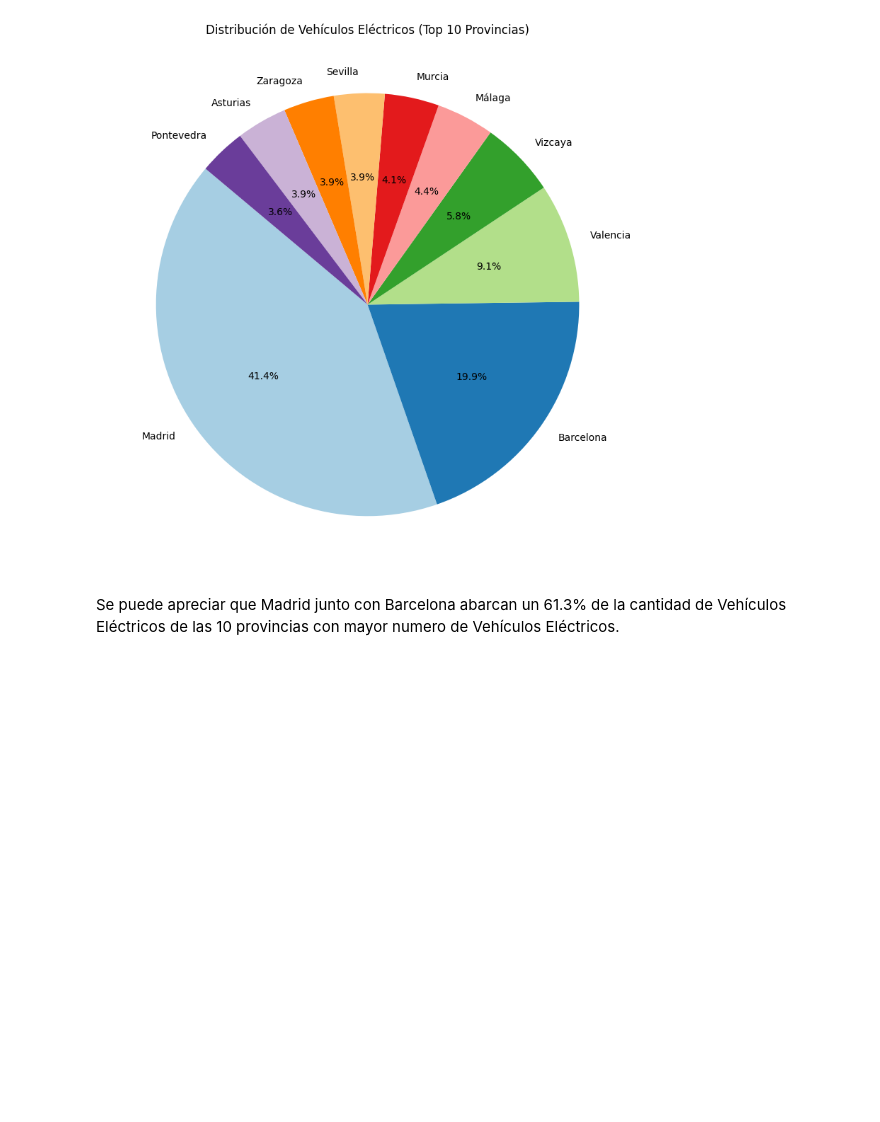
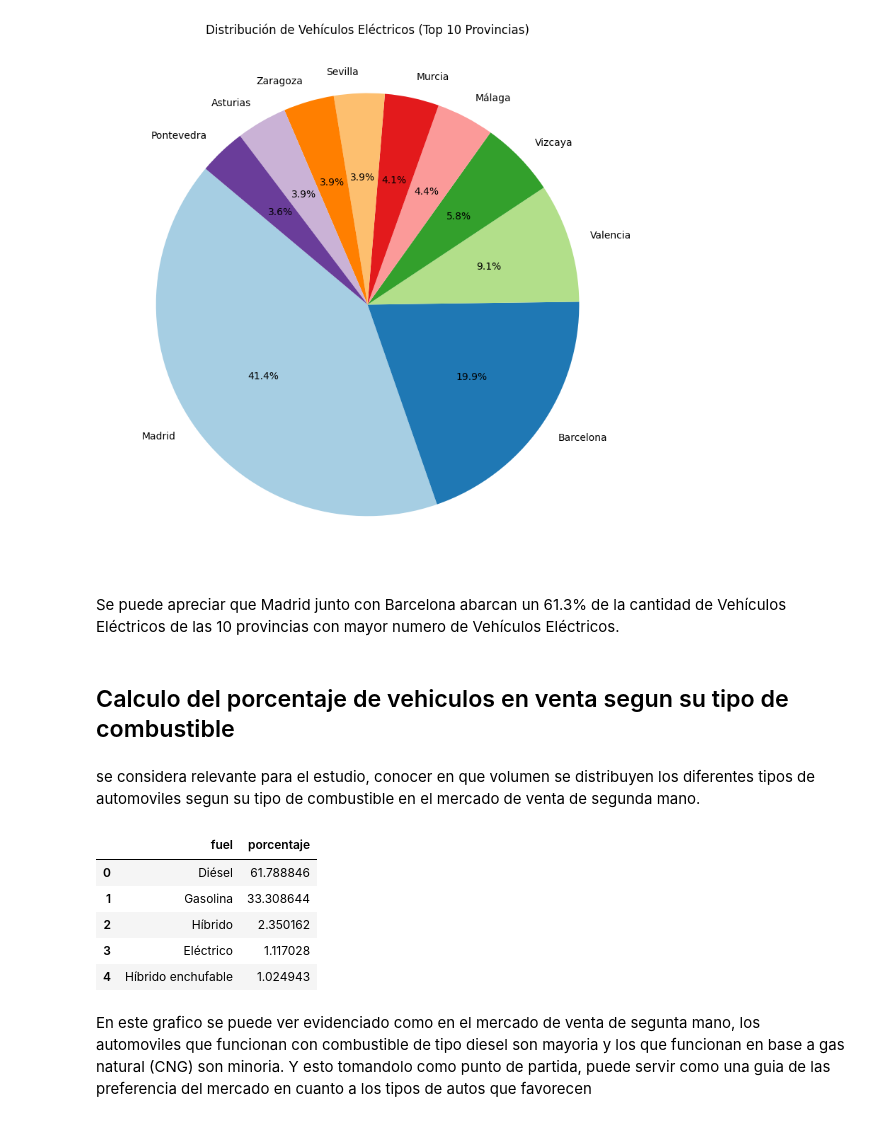
Before and after one commit to S14vcGt/Neocortex-project, a Jupyter notebook: Proyecto.ipynb, the cells around one changed output. Saved outputs shown, nothing was run; the diff lists cells and outputs as text; code cells hidden in the pictures; blank space fills up the shorter version.

```diff
--- a/Proyecto.ipynb
+++ b/Proyecto.ipynb
@@ -190,3 +190,33 @@ plt.show()
 [figure]
 # %% [markdown]
 Se puede apreciar que Madrid junto con Barcelona abarcan un 61.3% de la cantidad de Vehículos Eléctricos de las 10 provincias con mayor numero de Vehículos Eléctricos.
+# %% [markdown]
+## Calculo del porcentaje de vehiculos en venta segun su tipo de combustible
+# %% [markdown]
+se considera relevante para el estudio, conocer en que volumen se distribuyen los diferentes tipos de automoviles segun su tipo de combustible en el mercado de venta de segunda mano.
+# %%
+import pandas as pd
+import plotly.express as px
+
+# Leer el dataset
+df = pd.read_csv('coches-de-segunda-mano-sample.csv')
+
+# Calcular el número de vehículos por tipo de combustible
+fuel_cuenta = df['fuel'].value_counts()
+
+# Calcular el porcentaje de vehículos por tipo de combustible
+fuel_porcentajes = (fuel_cuenta / fuel_cuenta.sum()) * 100
+
+# Crear un DataFrame para los porcentajes
+fuel_porcentajes_df = fuel_porcentajes.reset_index()
+fuel_porcentajes_df.columns = ['fuel', 'porcentaje']
+
+# Mostrar el DataFrame
+fuel_porcentajes_df.head()
+# %% [output]
+|  | fuel | porcentaje |
+| 0 | Diésel | 61.788846 |
+| 1 | Gasolina | 33.308644 |
+| 2 | Híbrido | 2.350162 |
+| 3 | Eléctrico | 1.117028 |
+| 4 | Híbrido enchufable | 1.024943 |
@@ -192,0 +228,2 @@ Se puede apreciar que Madrid junto con Barcelona abarcan un 61.3% de la cantidad
+# %% [markdown]
+En este grafico se puede ver evidenciado como en el mercado de venta de segunta mano, los automoviles que funcionan con combustible de tipo diesel son mayoria y los que funcionan en base a gas natural (CNG) son minoria. Y esto tomandolo como punto de partida, puede servir como una guia de las preferencia del mercado en cuanto a los tipos de autos que favorecen
```
Also changed, not shown: parts of 1 cell of this notebook.
